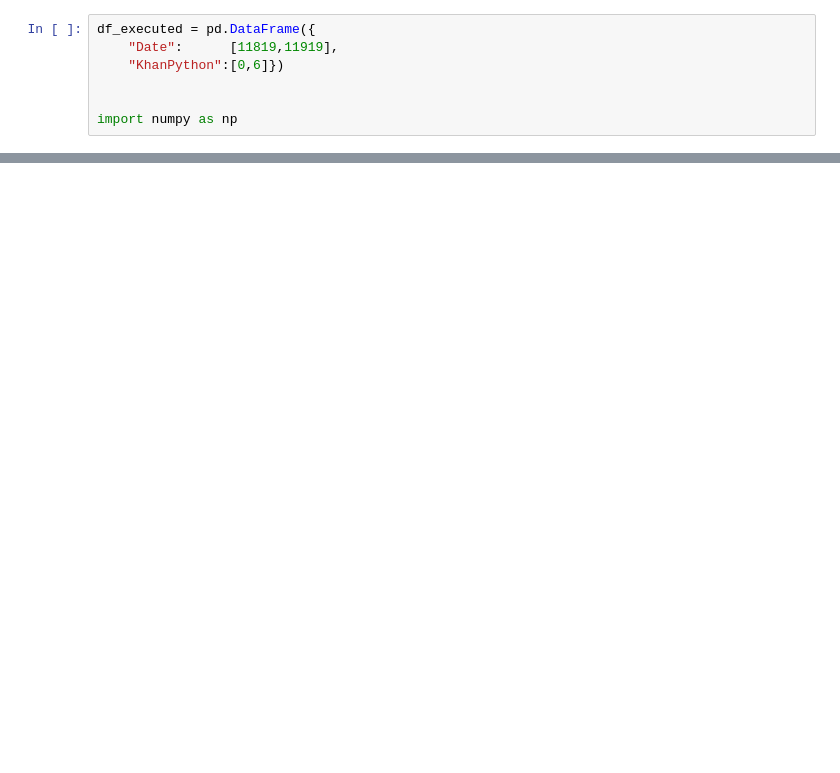
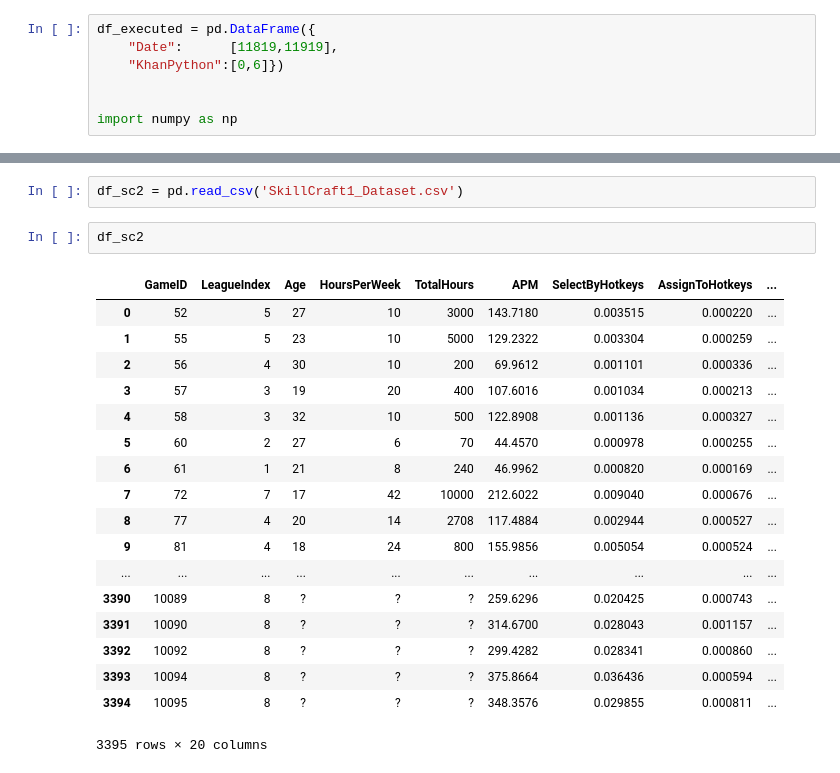
Before and after one commit to waterFlowin/00Practice, a Jupyter notebook: 00TrainingWheels.ipynb, the cells around one changed output, grey strips where cells are left out. Cells and saved outputs as stored; diff of their text form; blank space fills up the shorter version.

Commit message:
SkillCraft Data Set

```diff
--- a/00TrainingWheels.ipynb
+++ b/00TrainingWheels.ipynb
@@ -22,0 +72,23 @@ import numpy as np
+# %%
+df_sc2 = pd.read_csv('SkillCraft1_Dataset.csv')
+# %%
+df_sc2
+# %% [output]
+|  | GameID | LeagueIndex | Age | HoursPerWeek | TotalHours | APM | SelectByHotkeys | AssignToHotkeys | ... |
+| 0 | 52 | 5 | 27 | 10 | 3000 | 143.7180 | 0.003515 | 0.000220 | ... |
+| 1 | 55 | 5 | 23 | 10 | 5000 | 129.2322 | 0.003304 | 0.000259 | ... |
+| 2 | 56 | 4 | 30 | 10 | 200 | 69.9612 | 0.001101 | 0.000336 | ... |
+| 3 | 57 | 3 | 19 | 20 | 400 | 107.6016 | 0.001034 | 0.000213 | ... |
+| 4 | 58 | 3 | 32 | 10 | 500 | 122.8908 | 0.001136 | 0.000327 | ... |
+| 5 | 60 | 2 | 27 | 6 | 70 | 44.4570 | 0.000978 | 0.000255 | ... |
+| 6 | 61 | 1 | 21 | 8 | 240 | 46.9962 | 0.000820 | 0.000169 | ... |
+| 7 | 72 | 7 | 17 | 42 | 10000 | 212.6022 | 0.009040 | 0.000676 | ... |
+| 8 | 77 | 4 | 20 | 14 | 2708 | 117.4884 | 0.002944 | 0.000527 | ... |
+| 9 | 81 | 4 | 18 | 24 | 800 | 155.9856 | 0.005054 | 0.000524 | ... |
+| ... | ... | ... | ... | ... | ... | ... | ... | ... | ... |
+| 3390 | 10089 | 8 | ? | ? | ? | 259.6296 | 0.020425 | 0.000743 | ... |
+| 3391 | 10090 | 8 | ? | ? | ? | 314.6700 | 0.028043 | 0.001157 | ... |
+| 3392 | 10092 | 8 | ? | ? | ? | 299.4282 | 0.028341 | 0.000860 | ... |
+| 3393 | 10094 | 8 | ? | ? | ? | 375.8664 | 0.036436 | 0.000594 | ... |
+| 3394 | 10095 | 8 | ? | ? | ? | 348.3576 | 0.029855 | 0.000811 | ... |
+3395 rows × 20 columns
```
Also changed, not shown: parts of 3 cells of this notebook.
